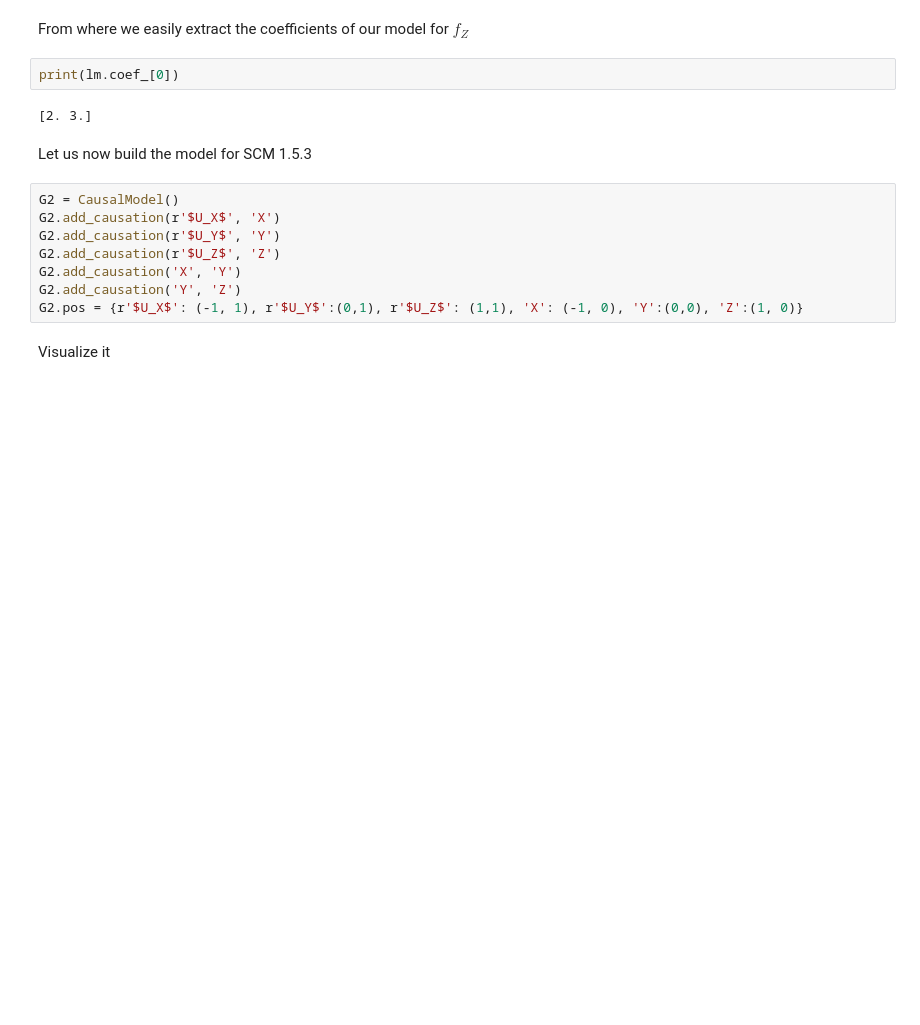
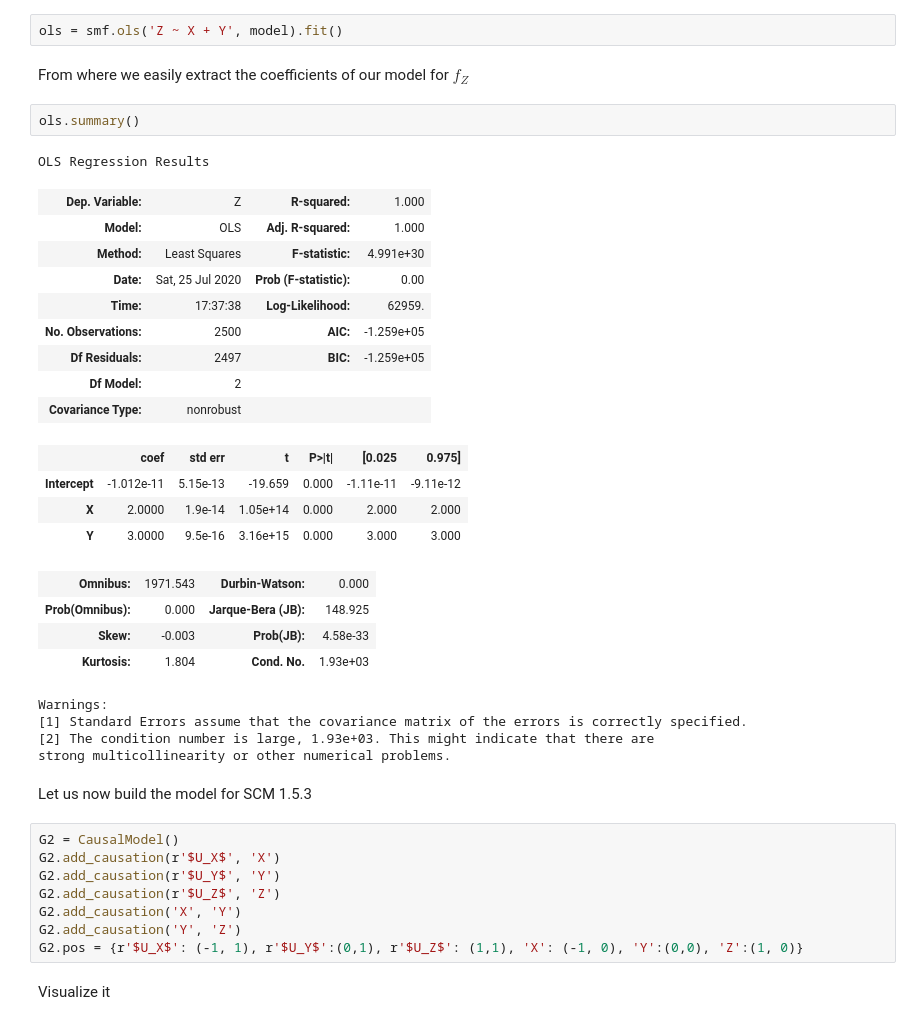
Before and after one commit to DataForScience/Causality, a Jupyter notebook: 1.5 - Structural Causal Models.ipynb, the cells around one changed output. Drawn from its saved outputs; the diff is of its cells as text; blank space fills up the shorter version.

```diff
--- a/1.5 - Structural Causal Models.ipynb
+++ b/1.5 - Structural Causal Models.ipynb
@@ -113,9 +104,32 @@ LinearRegression(copy_X=True, fit_intercept=True, n_jobs=None, normalize=False)
+# %%
+ols = smf.ols('Z ~ X + Y', model).fit()
 # %% [markdown]
 From where we easily extract the coefficients of our model for $f_Z$
-# %%
-print(lm.coef_[0])
-# %% [output]
-[2. 3.]
+# %%
+ols.summary()
+# %% [output]
+OLS Regression Results
+| Dep. Variable: | Z | R-squared: | 1.000 |
+| Model: | OLS | Adj. R-squared: | 1.000 |
+| Method: | Least Squares | F-statistic: | 4.991e+30 |
+| Date: | Sat, 25 Jul 2020 | Prob (F-statistic): | 0.00 |
+| Time: | 17:37:38 | Log-Likelihood: | 62959. |
+| No. Observations: | 2500 | AIC: | -1.259e+05 |
+| Df Residuals: | 2497 | BIC: | -1.259e+05 |
+| Df Model: | 2 |  |  |
+| Covariance Type: | nonrobust |  |  |
+|  | coef | std err | t | P>|t| | [0.025 | 0.975] |
+| Intercept | -1.012e-11 | 5.15e-13 | -19.659 | 0.000 | -1.11e-11 | -9.11e-12 |
+| X | 2.0000 | 1.9e-14 | 1.05e+14 | 0.000 | 2.000 | 2.000 |
+| Y | 3.0000 | 9.5e-16 | 3.16e+15 | 0.000 | 3.000 | 3.000 |
+| Omnibus: | 1971.543 | Durbin-Watson: | 0.000 |
+| Prob(Omnibus): | 0.000 | Jarque-Bera (JB): | 148.925 |
+| Skew: | -0.003 | Prob(JB): | 4.58e-33 |
+| Kurtosis: | 1.804 | Cond. No. | 1.93e+03 |
+Warnings:
+[1] Standard Errors assume that the covariance matrix of the errors is correctly specified.
+[2] The condition number is large, 1.93e+03. This might indicate that there are
+strong multicollinearity or other numerical problems.
 # %% [markdown]
 Let us now build the model for SCM 1.5.3
 # %%
```
Also changed, not shown: parts of 51 cells of this notebook, 2 other files.
